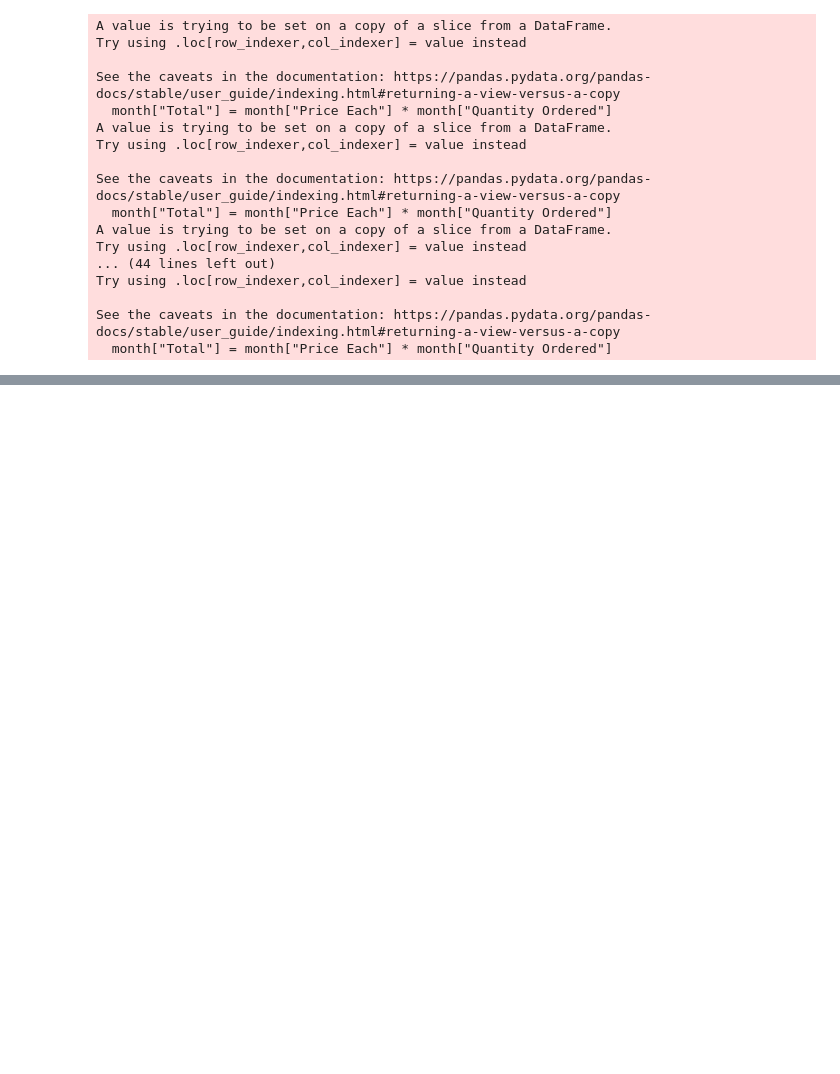
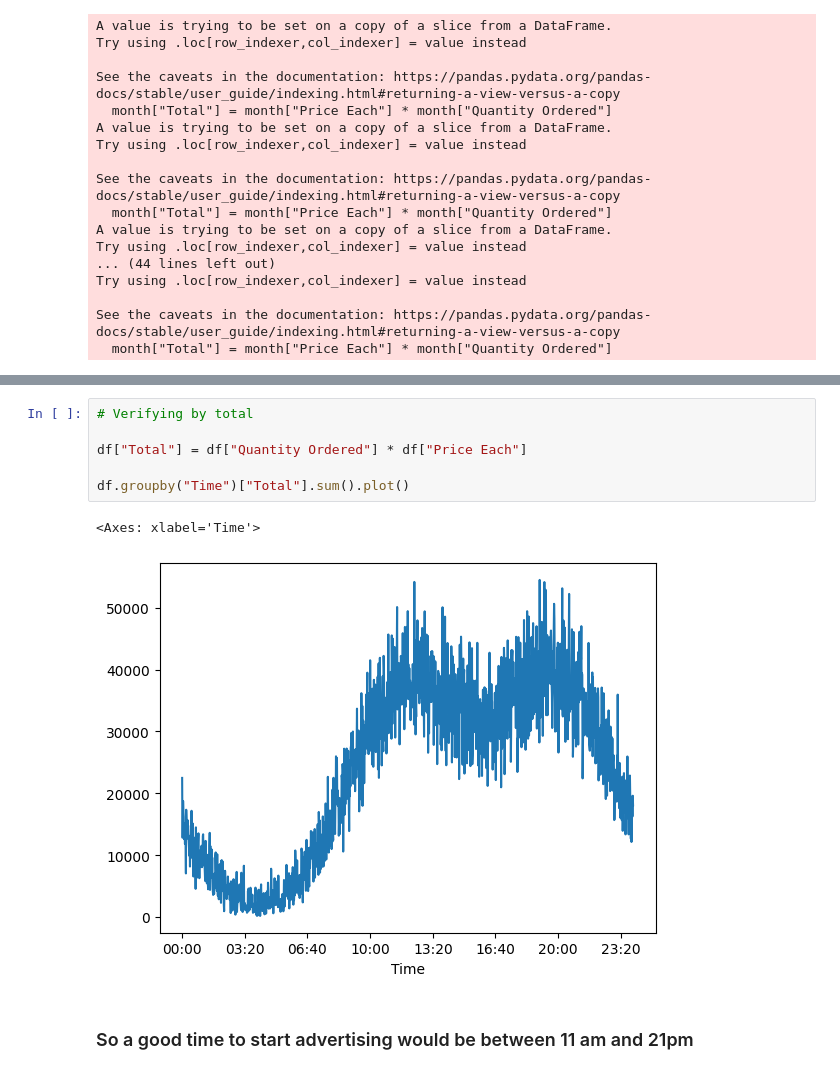
Before and after one commit to mignoe/Data-Visualization-Exercises, a Jupyter notebook: SalesAnalysis/Solution.ipynb, the cells around one changed output, grey strips where cells are left out. Drawn from its saved outputs; the diff is of its cells as text; blank space fills up the shorter version.

```diff
--- a/SalesAnalysis/Solution.ipynb
+++ b/SalesAnalysis/Solution.ipynb
@@ -139,0 +209,11 @@ Sales by month:
+# %%
+# Verifying by total
+
+df["Total"] = df["Quantity Ordered"] * df["Price Each"]
+
+df.groupby("Time")["Total"].sum().plot()
+# %% [output]
+<Axes: xlabel='Time'>
+[figure, added]
+# %% [markdown]
+### So a good time to start advertising would be between 11 am and 21pm
```
Also changed, not shown: parts of 11 cells of this notebook.
